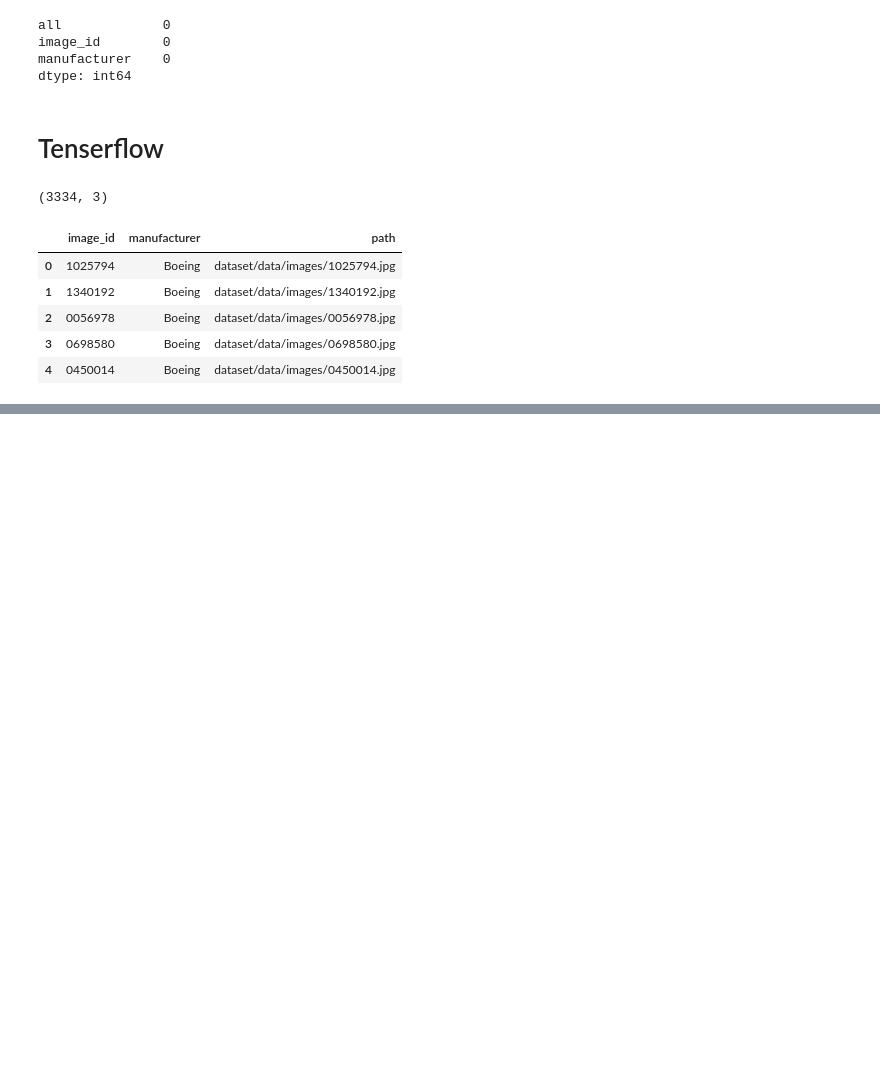
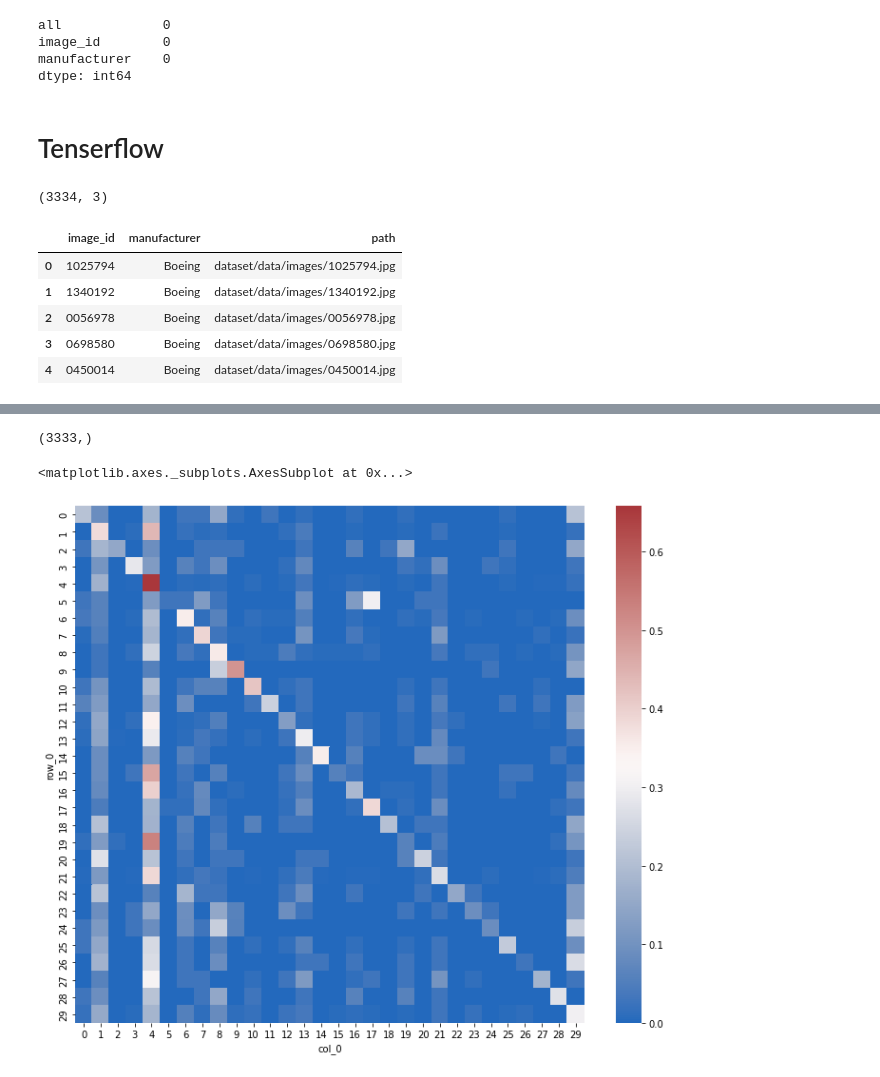
Before and after one commit to amsewr/planeclassification, a Jupyter notebook: notebooks/train_classification_model.ipynb, the cells around one changed output, grey strips where cells are left out. Saved outputs shown, nothing was run; the diff lists cells and outputs as text; code cells hidden in the pictures; blank space fills up the shorter version.

```diff
--- a/notebooks/train_classification_model.ipynb
+++ b/notebooks/train_classification_model.ipynb
@@ -347,0 +485,8 @@ model.compile(loss='categorical_crossentropy', optimizer='adam', metrics=['accur
+# %%
+with tpu_strategy.scope():
+  model = build_classification_model(train_df, 'manufacturer', 'resized_images')
+# %%
+%%time
+epochs = 30
+history = model.fit(X_train, y_train, batch_size=96, epochs=epochs,
+                    validation_data=(X_test, y_test))
@@ -347,0 +504,5 @@ model.compile(loss='categorical_crossentropy', optimizer='adam', metrics=['accur
+# %%
+%%time
+epochs = 30
+history = model.fit(X_train, y_train, batch_size=96, epochs=epochs,
+                    validation_data=(X_test, y_test))
@@ -347,0 +533,31 @@ model.compile(loss='categorical_crossentropy', optimizer='adam', metrics=['accur
+# %%
+def classify_images(images, model,classes_names=None):
+  """Classify images through a TF model.
+
+  Parameters
+  ----------
+  images (np.array): set of images to classify
+  model (tf.keras.Model): TF/Keras model
+  classes_names : dictionary with names of classes
+
+  Returns
+  --------
+  predicted classes
+  """
+
+  results = model.predict(images) # predict for images
+  classes = np.argmax(results, axis=1) # np.argmax is computed row by row
+  if classes_names is not None:
+    classes = np.array(classes_names[classes])
+  return classes
+# %%
+classify_images(X_test, model, )
+# %% [output]
+(3333,)
+# %%
+import seaborn as sns
+fig, ax = plt.subplots(figsize=(12,10))
+sns.heatmap(pd.crosstab(np.argmax(y_test, axis=1), classify_images(X_test, model), normalize='index'), cmap='vlag',ax=ax)
+# %% [output]
+<matplotlib.axes._subplots.AxesSubplot at 0x...>
+[figure, added]
```
Also changed, not shown: parts of 44 cells of this notebook.
